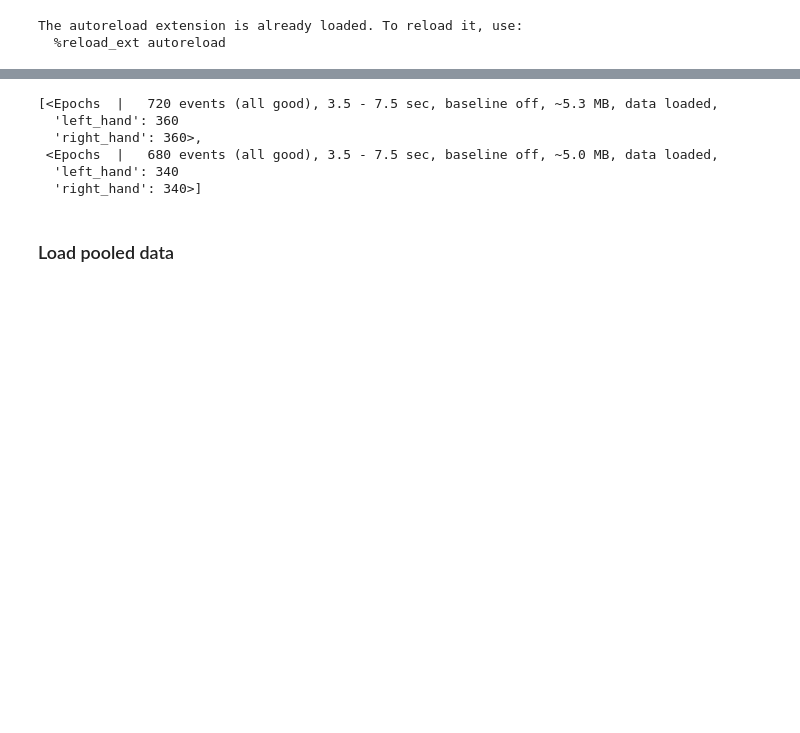
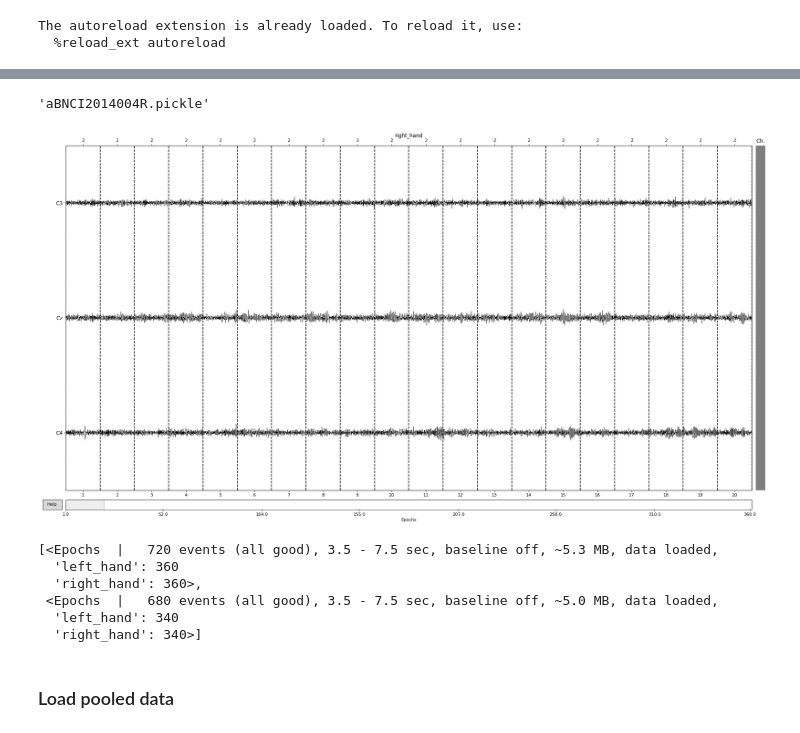
Before and after one commit to berdakh/eeg-pytorch, a Jupyter notebook: train_CNN_pooled.ipynb, the cells around one changed output, grey strips where cells are left out. Drawn from its saved outputs; the diff is of its cells as text; code cells hidden in the pictures; blank space fills up the shorter version.

```diff
--- a/train_CNN_pooled.ipynb
+++ b/train_CNN_pooled.ipynb
@@ -20,5 +12,0 @@ The autoreload extension is already loaded. To reload it, use:
-# %%
-def loaddat(filename):
-    with open(filename, 'rb') as handle:
-        b = pickle.load(handle)
-    return b
@@ -41,8 +24,16 @@ dname = dict(BNCI2014004 = 'aBNCI2014004R.pickle',
 itemname = 'BNCI2014004'
 filename = dname[itemname]
 iname = itemname + '__'
+# %%
+filename
+# %% [output]
+'aBNCI2014004R.pickle'
 # %%
 data = loaddat(filename)
+# %%
+data[0]['right_hand'].plot();
+# %% [output]
+[figure, added]
 # %%
 data[:2]
 # %% [output]
```
Also changed, not shown: parts of 9 cells of this notebook, 2 other files.
